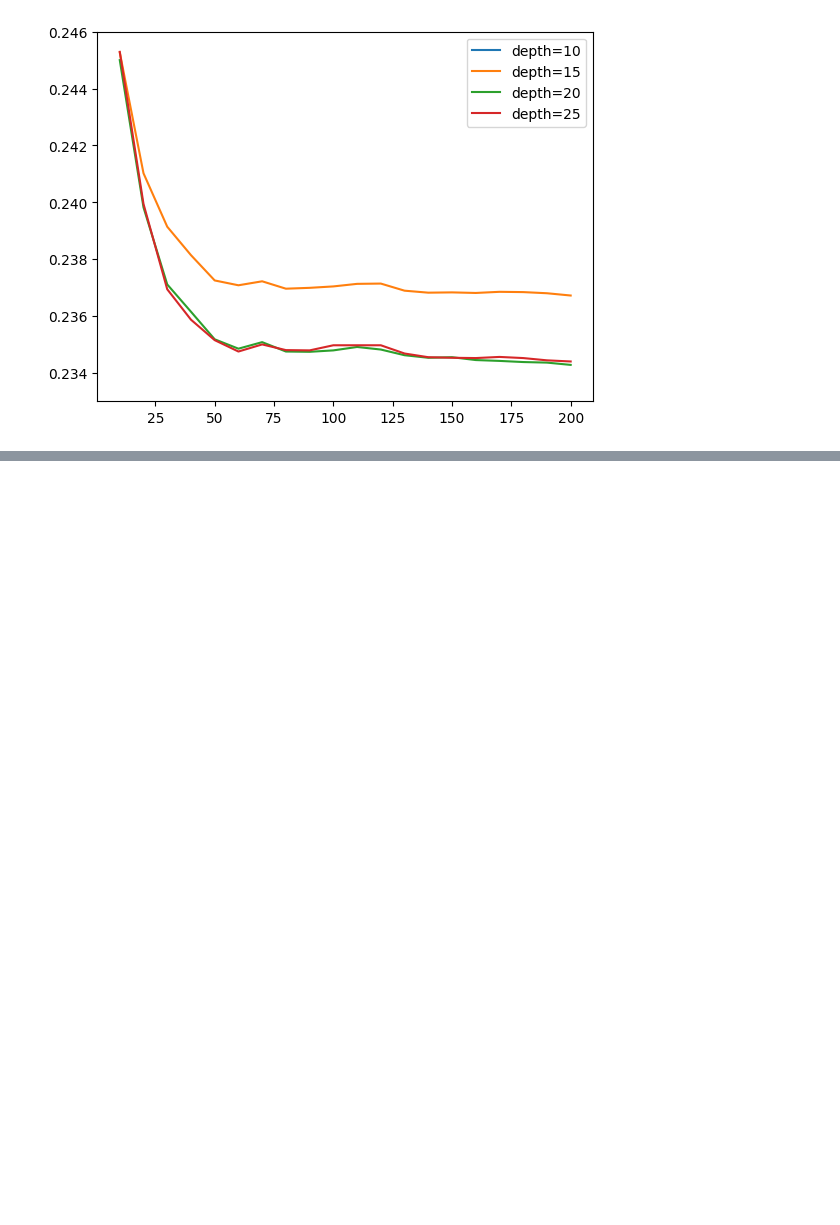
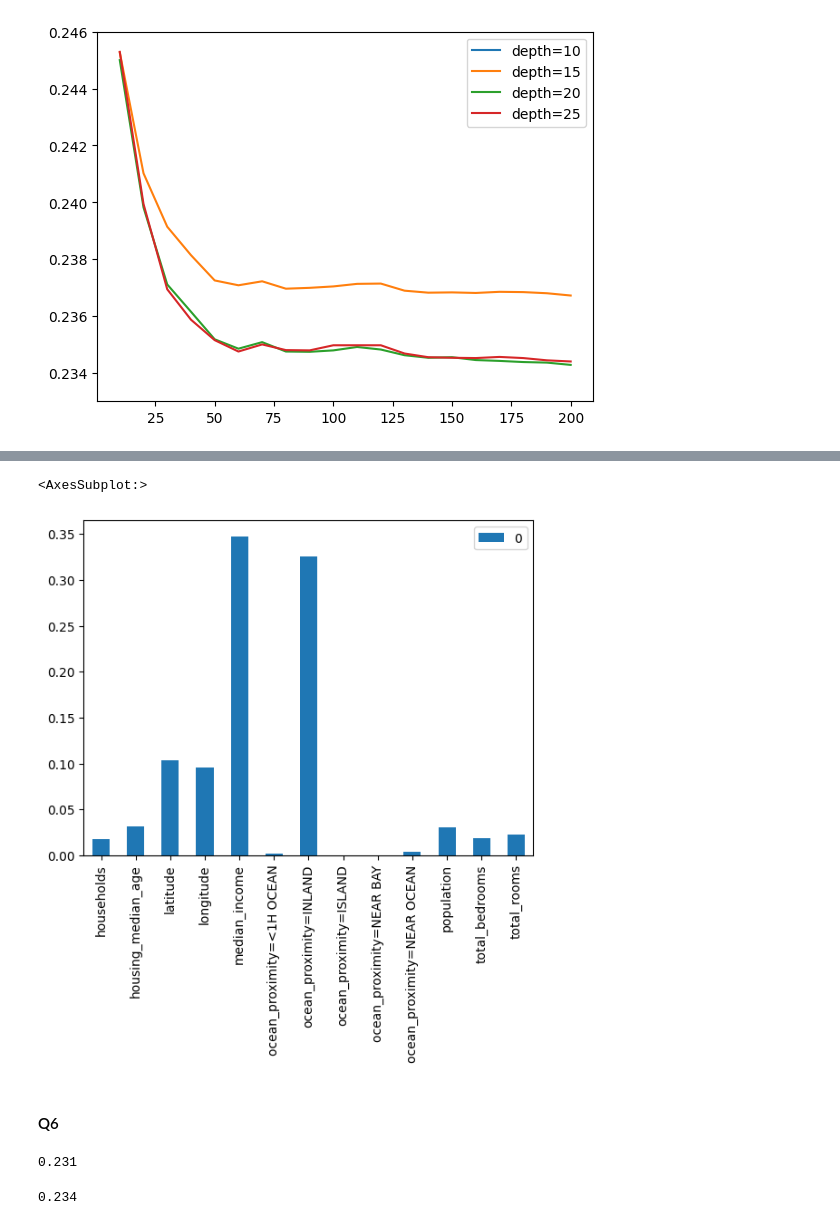
Before and after one commit to AaishaMuhammad/mlzoomcamp, a Jupyter notebook: week6/wk6.ipynb, the cells around one changed output, grey strips where cells are left out. Saved outputs shown, nothing was run; the diff lists cells and outputs as text; code cells hidden in the pictures; blank space fills up the shorter version.

```diff
--- a/week6/wk6.ipynb
+++ b/week6/wk6.ipynb
@@ -145,0 +151,3 @@ plt.show()
+# %%
+rf = RandomForestRegressor(n_estimators=10, max_depth=20, random_state=1, n_jobs=-1)
+rf.fit(x_train, y_train)
@@ -145,0 +156,5 @@ plt.show()
+# %%
+importances = rf.feature_importances_
+features = dv.get_feature_names()
+feature_importance = pd.DataFrame(importances, index=features)
+feature_importance
@@ -145,0 +176,7 @@ plt.show()
+# %%
+feature_importance.plot.bar()
+# %% [output]
+<AxesSubplot:>
+[figure, added]
+# %% [markdown]
+#### Q6
@@ -145,0 +203,24 @@ plt.show()
+# %%
+model = xgb.train(xgb_params, dtrain, num_boost_round=100)
+y_pred = model.predict(dval)
+np.sqrt(sklearn.metrics.mean_squared_error(y_val, y_pred)).round(3)
+# %% [output]
+0.231
+# %%
+xgb_params = {
+    'eta': 0.1,
+    'max_depth': 6,
+    'min_child_weight': 1,
+
+    'objective': 'reg:squarederror',
+    'nthread': 8,
+
+    'seed': 1,
+    'verbosity': 1,
+}
+
+model = xgb.train(xgb_params, dtrain, num_boost_round=100)
+y_pred = model.predict(dval)
+np.sqrt(sklearn.metrics.mean_squared_error(y_val, y_pred)).round(3)
+# %% [output]
+0.234
```
Also changed, not shown: parts of 7 cells of this notebook.
